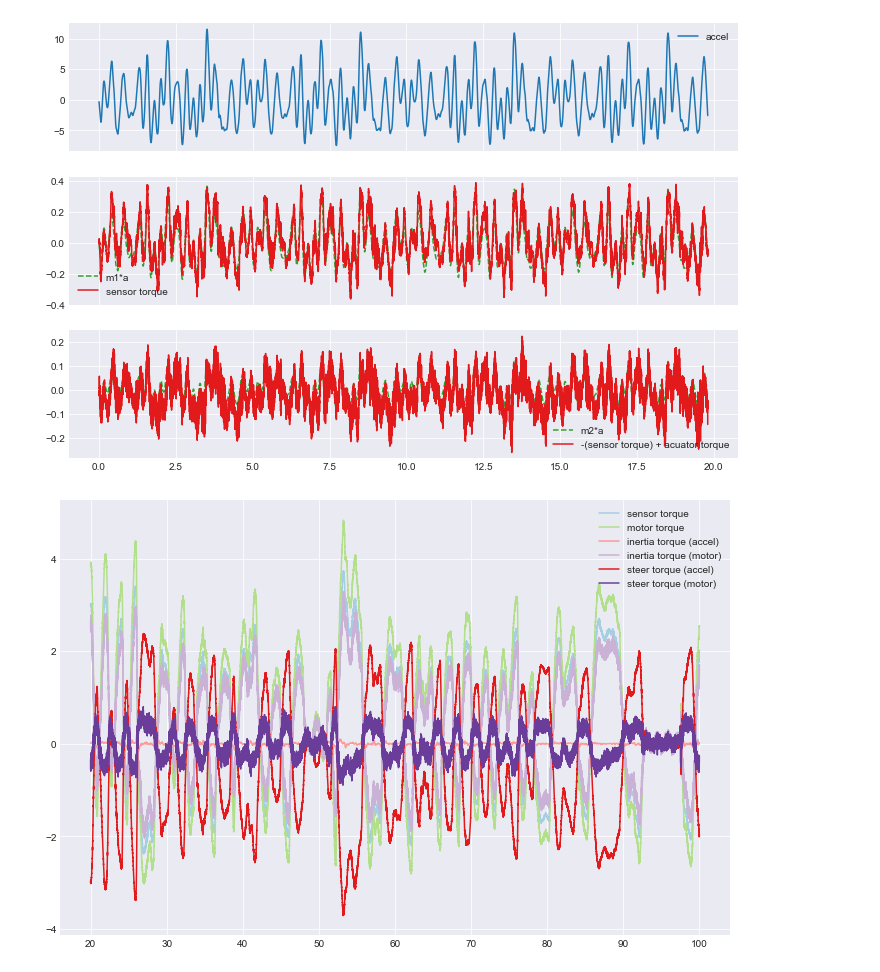
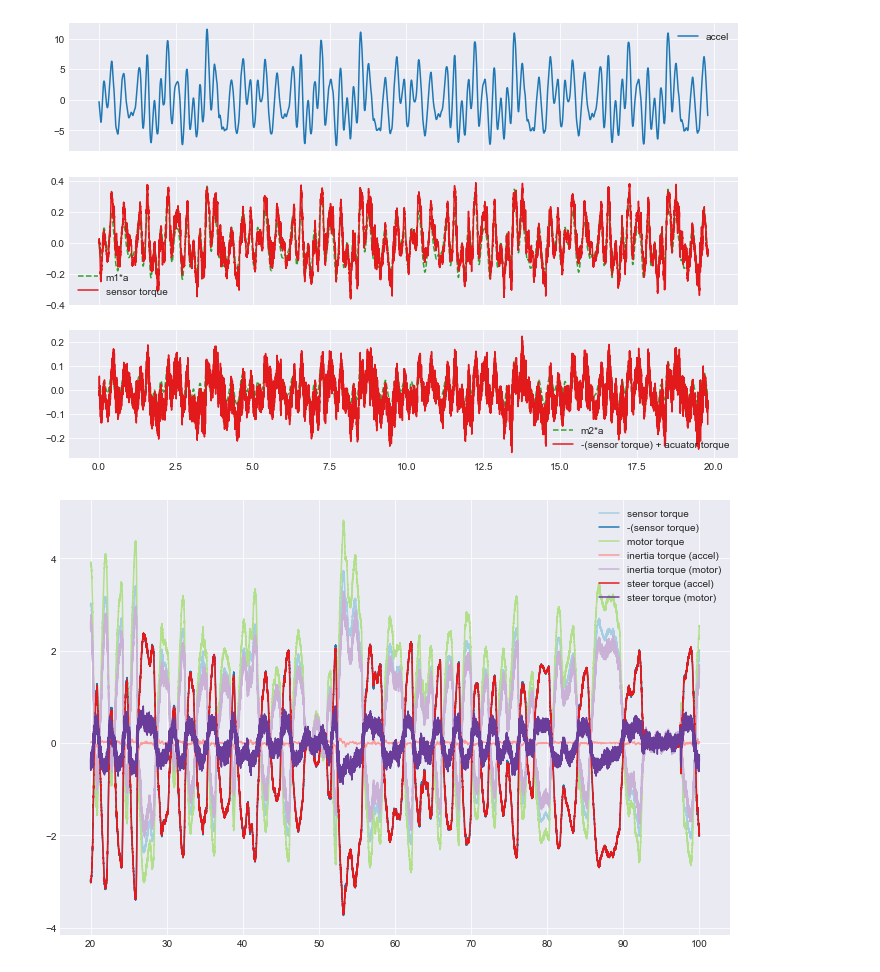
Before and after one commit to oliverlee/phobos, a Jupyter notebook: scripts/calculate_steer_torque_estimate.ipynb, the cells around one changed output. Cells and saved outputs as stored; diff of their text form; code cells hidden in the pictures.

Commit message:
Plot negative sensor torque to compare to steer torque

```diff
--- a/scripts/calculate_steer_torque_estimate.ipynb
+++ b/scripts/calculate_steer_torque_estimate.ipynb
@@ -76,31 +76,33 @@ sensor_torque = ps.get_kistler_sensor_torque(
     log.records.sensors.kistler_measured_torque[index])
 motor_torque = ps.get_kollmorgen_applied_torque(
     log.records.sensors.kollmorgen_actual_torque[index])
 
 accel = scipy.signal.savgol_filter(
     log.measured_steer_angle[index], 101, 3, 2, 0.001)
 inertia_torque_accel = m1*accel
 steer_torque_accel = -sensor_torque + inertia_torque_accel
 
 inertia_torque_motor = m1/m2*(-sensor_torque + motor_torque)
 steer_torque_motor = -sensor_torque + inertia_torque_motor
 
 color = sns.color_palette('Paired', 12)
 
 fig, ax = plt.subplots()
 ax.plot(t, sensor_torque,
         color=color[0], label='sensor torque')
+ax.plot(t, -sensor_torque,
+        color=color[1], label='-(sensor torque)')
 ax.plot(t, motor_torque,
         color=color[2], label='motor torque')
 ax.plot(t, inertia_torque_accel,
         color=color[4], label='inertia torque (accel)')
 ax.plot(t, inertia_torque_motor,
         color=color[8], label='inertia torque (motor)')
 ax.plot(t, steer_torque_accel,
         color=color[5], label='steer torque (accel)')
 ax.plot(t, steer_torque_motor,
         color=color[9], label='steer torque (motor)')
 ax.legend()
 plt.show()
 # %% [output]
-[figure, old version]
+[figure, new version]
```
